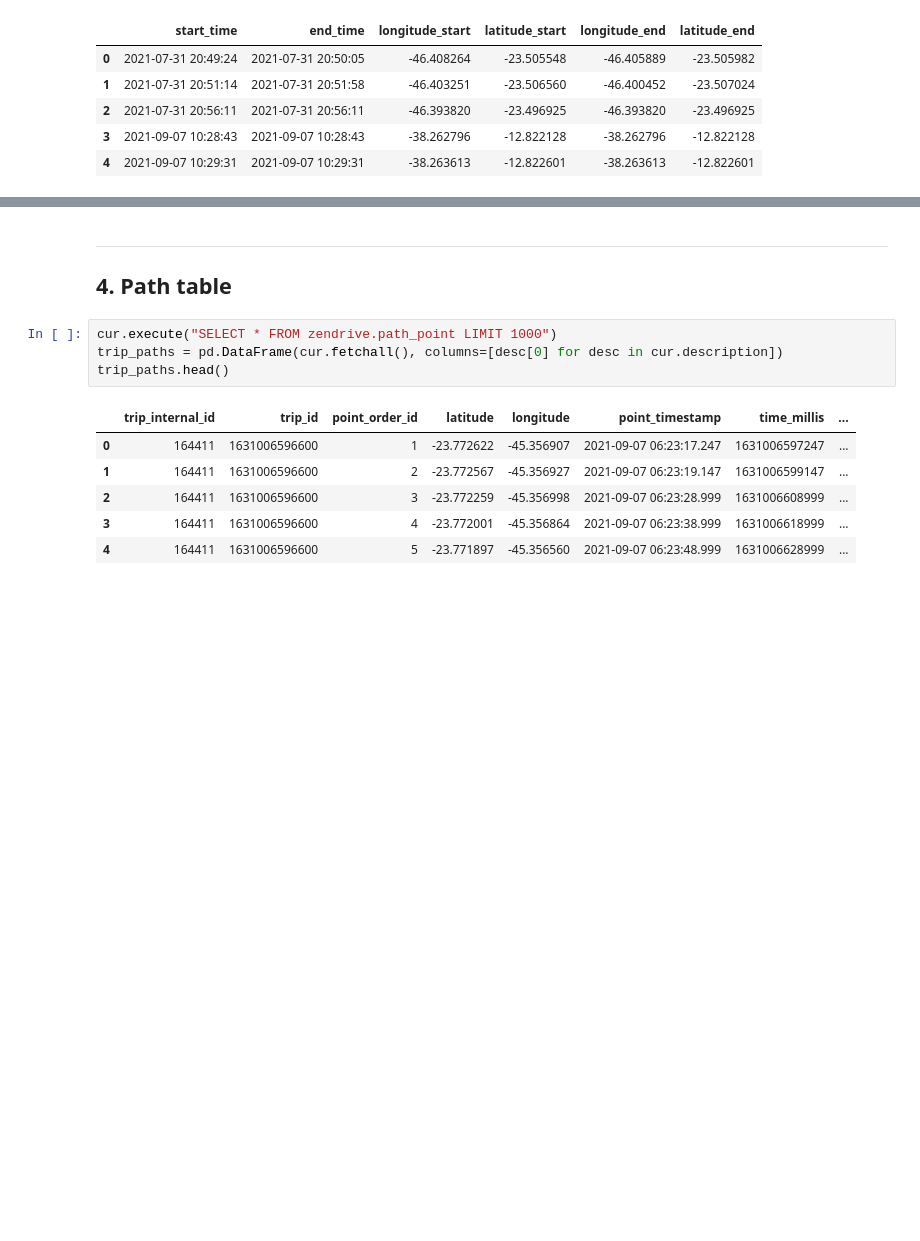
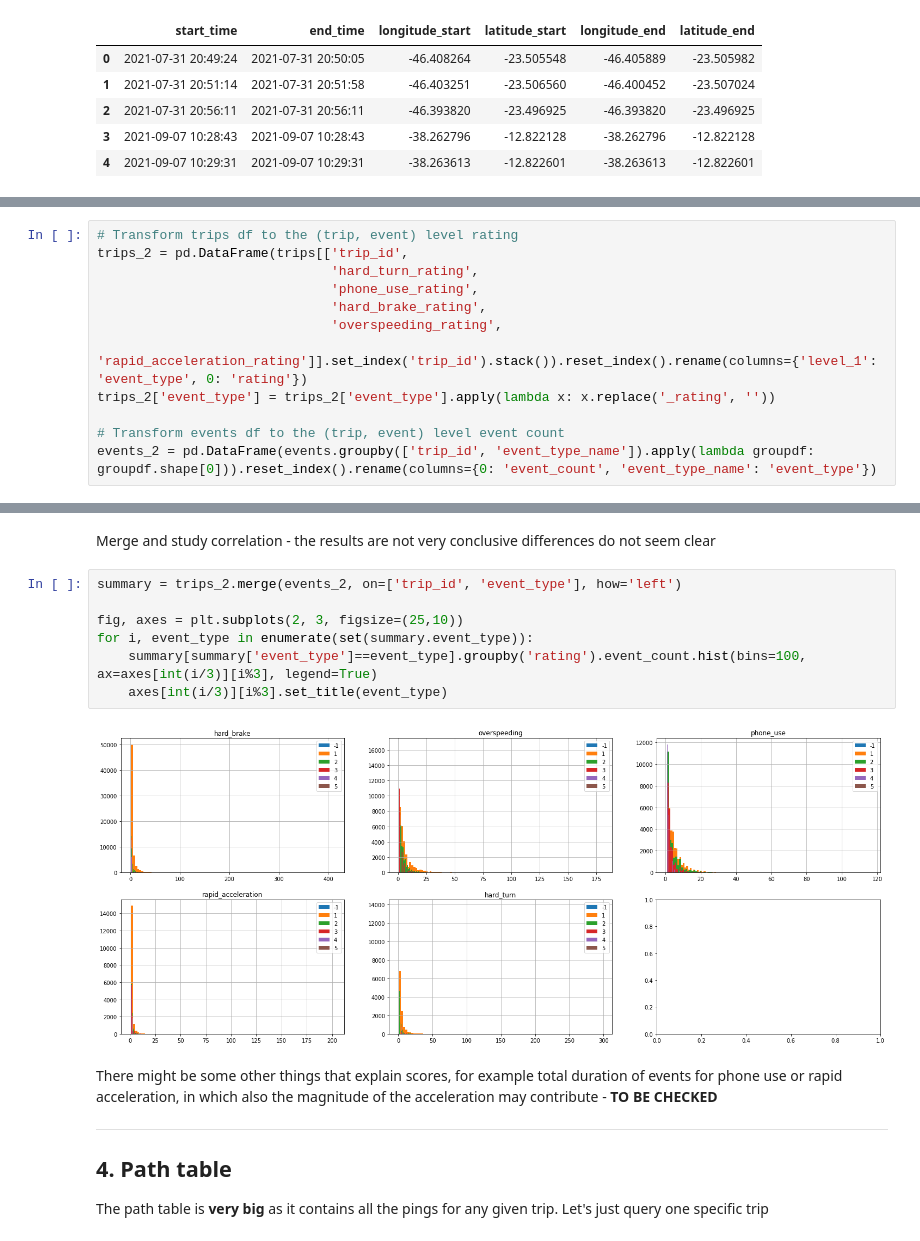
Before and after one commit to AlbertoSCF/location_data_analysis, a Jupyter notebook: DATA-EXPLORATION-0-zendrive_schema.ipynb, the cells around one changed output, grey strips where cells are left out. Drawn from its saved outputs; the diff is of its cells as text; blank space fills up the shorter version.

Commit message:
Adding the EDA of the Zendrive schema

```diff
--- a/DATA-EXPLORATION-0-zendrive_schema.ipynb
+++ b/DATA-EXPLORATION-0-zendrive_schema.ipynb
@@ -369,0 +381,12 @@ events[['start_time', 'end_time',
+# %%
+# Transform trips df to the (trip, event) level rating
+trips_2 = pd.DataFrame(trips[['trip_id',
+                              'hard_turn_rating',
+                              'phone_use_rating',
+                              'hard_brake_rating',
+                              'overspeeding_rating',
+                              'rapid_acceleration_rating']].set_index('trip_id').stack()).reset_index().rename(columns={'level_1': 'event_type', 0: 'rating'})
+trips_2['event_type'] = trips_2['event_type'].apply(lambda x: x.replace('_rating', ''))
+
+# Transform events df to the (trip, event) level event count
+events_2 = pd.DataFrame(events.groupby(['trip_id', 'event_type_name']).apply(lambda groupdf: groupdf.shape[0])).reset_index().rename(columns={0: 'event_count', 'event_type_name': 'event_type'})
@@ -370,15 +401,19 @@ events[['start_time', 'end_time',
+# %% [markdown]
+Merge and study correlation - the results are not very conclusive differences do not seem clear
+# %%
+summary = trips_2.merge(events_2, on=['trip_id', 'event_type'], how='left')
+
+fig, axes = plt.subplots(2, 3, figsize=(25,10))
+for i, event_type in enumerate(set(summary.event_type)):
+    summary[summary['event_type']==event_type].groupby('rating').event_count.hist(bins=100, ax=axes[int(i/3)][i%3], legend=True)
+    axes[int(i/3)][i%3].set_title(event_type)
+# %% [output]
+[figure, added]
 # %% [markdown]
+There might be some other things that explain scores, for example total duration of events for phone use or rapid acceleration, in which also the magnitude of the acceleration may contribute - **TO BE CHECKED**
+
 ---
 
 ## 4. Path table
+
+The path table is **very big** as it contains all the pings for any given trip. Let's just query one specific trip
-# %%
-cur.execute("SELECT * FROM zendrive.path_point LIMIT 1000")
-trip_paths = pd.DataFrame(cur.fetchall(), columns=[desc[0] for desc in cur.description])
-trip_paths.head()
-# %% [output]
-|  | trip_internal_id | trip_id | point_order_id | latitude | longitude | point_timestamp | time_millis | ... |
-| 0 | 164411 | 1631006596600 | 1 | -23.772622 | -45.356907 | 2021-09-07 06:23:17.247 | 1631006597247 | ... |
-| 1 | 164411 | 1631006596600 | 2 | -23.772567 | -45.356927 | 2021-09-07 06:23:19.147 | 1631006599147 | ... |
-| 2 | 164411 | 1631006596600 | 3 | -23.772259 | -45.356998 | 2021-09-07 06:23:28.999 | 1631006608999 | ... |
-| 3 | 164411 | 1631006596600 | 4 | -23.772001 | -45.356864 | 2021-09-07 06:23:38.999 | 1631006618999 | ... |
-| 4 | 164411 | 1631006596600 | 5 | -23.771897 | -45.356560 | 2021-09-07 06:23:48.999 | 1631006628999 | ... |
```
Also changed, not shown: parts of 23 cells of this notebook, 1 other file.
